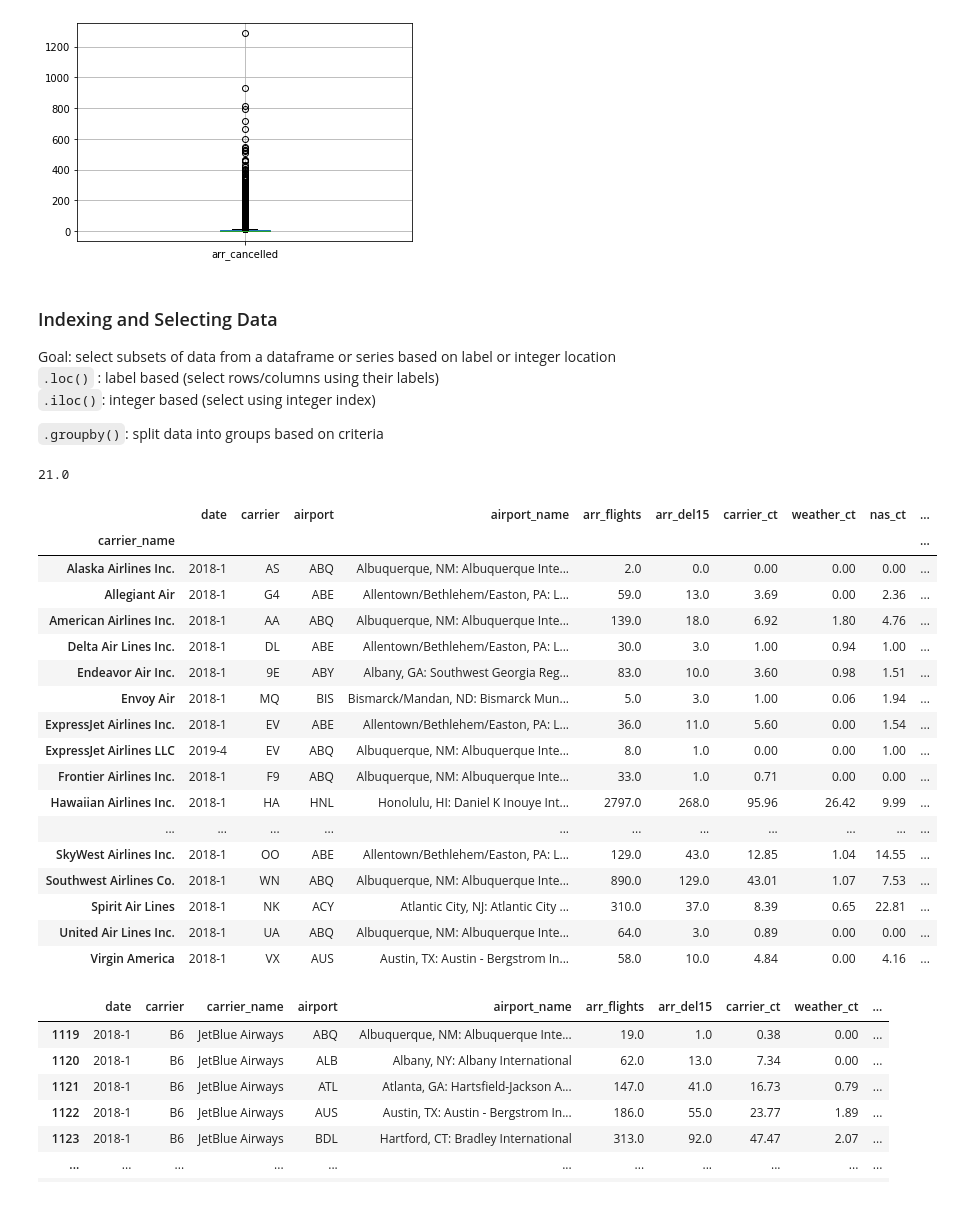
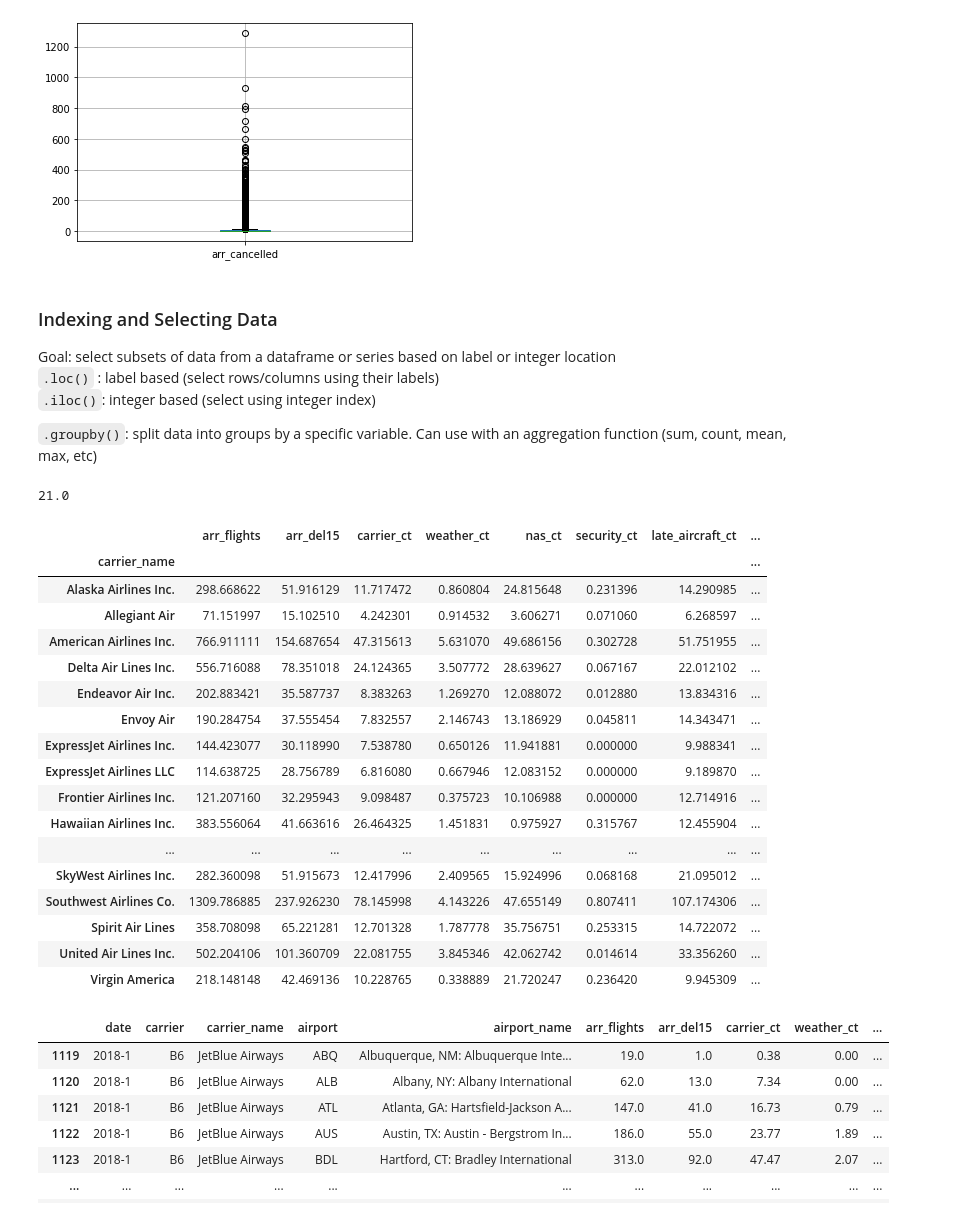
Before and after one commit to Davis-Data-Science-Club/Pandas-Tutorial, a Jupyter notebook: pandas_misc.ipynb, the cells around one changed output. Drawn from its saved outputs; the diff is of its cells as text; code cells hidden in the pictures.

```diff
--- a/pandas_misc.ipynb
+++ b/pandas_misc.ipynb
@@ -138,7 +138,7 @@ Goal: select subsets of data from a dataframe or series based on label or intege
 `.loc()` : label based (select rows/columns using their labels)
 `.iloc()`: integer based (select using integer index)
 
-`.groupby()`: split data into groups based on criteria
+`.groupby()`: split data into groups by a specific variable. Can use with an aggregation function (sum, count, mean, max, etc)
 # %%
 #Return value present in the 'arr_cancelled' column for row #789
 arrivals_df.loc[789,'arr_cancelled']
@@ -147,27 +147,30 @@ arrivals_df.loc[789,'arr_cancelled']
 # %%
 gc = arrivals_df.groupby('carrier_name')
 
+gc.mean()
+# gc.max()
+
 #print first entries in all the groups formed
-gc.first()
+#gc.first()
 # %% [output]
-|  | date | carrier | airport | airport_name | arr_flights | arr_del15 | carrier_ct | weather_ct | nas_ct | ... |
-| carrier_name |  |  |  |  |  |  |  |  |  | ... |
-| Alaska Airlines Inc. | 2018-1 | AS | ABQ | Albuquerque, NM: Albuquerque Inte... | 2.0 | 0.0 | 0.00 | 0.00 | 0.00 | ... |
-| Allegiant Air | 2018-1 | G4 | ABE | Allentown/Bethlehem/Easton, PA: L... | 59.0 | 13.0 | 3.69 | 0.00 | 2.36 | ... |
-| American Airlines Inc. | 2018-1 | AA | ABQ | Albuquerque, NM: Albuquerque Inte... | 139.0 | 18.0 | 6.92 | 1.80 | 4.76 | ... |
-| Delta Air Lines Inc. | 2018-1 | DL | ABE | Allentown/Bethlehem/Easton, PA: L... | 30.0 | 3.0 | 1.00 | 0.94 | 1.00 | ... |
-| Endeavor Air Inc. | 2018-1 | 9E | ABY | Albany, GA: Southwest Georgia Reg... | 83.0 | 10.0 | 3.60 | 0.98 | 1.51 | ... |
-| Envoy Air | 2018-1 | MQ | BIS | Bismarck/Mandan, ND: Bismarck Mun... | 5.0 | 3.0 | 1.00 | 0.06 | 1.94 | ... |
-| ExpressJet Airlines Inc. | 2018-1 | EV | ABE | Allentown/Bethlehem/Easton, PA: L... | 36.0 | 11.0 | 5.60 | 0.00 | 1.54 | ... |
-| ExpressJet Airlines LLC | 2019-4 | EV | ABQ | Albuquerque, NM: Albuquerque Inte... | 8.0 | 1.0 | 0.00 | 0.00 | 1.00 | ... |
-| Frontier Airlines Inc. | 2018-1 | F9 | ABQ | Albuquerque, NM: Albuquerque Inte... | 33.0 | 1.0 | 0.71 | 0.00 | 0.00 | ... |
-| Hawaiian Airlines Inc. | 2018-1 | HA | HNL | Honolulu, HI: Daniel K Inouye Int... | 2797.0 | 268.0 | 95.96 | 26.42 | 9.99 | ... |
-| ... | ... | ... | ... | ... | ... | ... | ... | ... | ... | ... |
-| SkyWest Airlines Inc. | 2018-1 | OO | ABE | Allentown/Bethlehem/Easton, PA: L... | 129.0 | 43.0 | 12.85 | 1.04 | 14.55 | ... |
-| Southwest Airlines Co. | 2018-1 | WN | ABQ | Albuquerque, NM: Albuquerque Inte... | 890.0 | 129.0 | 43.01 | 1.07 | 7.53 | ... |
-| Spirit Air Lines | 2018-1 | NK | ACY | Atlantic City, NJ: Atlantic City ... | 310.0 | 37.0 | 8.39 | 0.65 | 22.81 | ... |
-| United Air Lines Inc. | 2018-1 | UA | ABQ | Albuquerque, NM: Albuquerque Inte... | 64.0 | 3.0 | 0.89 | 0.00 | 0.00 | ... |
-| Virgin America | 2018-1 | VX | AUS | Austin, TX: Austin - Bergstrom In... | 58.0 | 10.0 | 4.84 | 0.00 | 4.16 | ... |
+|  | arr_flights | arr_del15 | carrier_ct | weather_ct | nas_ct | security_ct | late_aircraft_ct | ... |
+| carrier_name |  |  |  |  |  |  |  | ... |
+| Alaska Airlines Inc. | 298.668622 | 51.916129 | 11.717472 | 0.860804 | 24.815648 | 0.231396 | 14.290985 | ... |
+| Allegiant Air | 71.151997 | 15.102510 | 4.242301 | 0.914532 | 3.606271 | 0.071060 | 6.268597 | ... |
+| American Airlines Inc. | 766.911111 | 154.687654 | 47.315613 | 5.631070 | 49.686156 | 0.302728 | 51.751955 | ... |
+| Delta Air Lines Inc. | 556.716088 | 78.351018 | 24.124365 | 3.507772 | 28.639627 | 0.067167 | 22.012102 | ... |
+| Endeavor Air Inc. | 202.883421 | 35.587737 | 8.383263 | 1.269270 | 12.088072 | 0.012880 | 13.834316 | ... |
+| Envoy Air | 190.284754 | 37.555454 | 7.832557 | 2.146743 | 13.186929 | 0.045811 | 14.343471 | ... |
+| ExpressJet Airlines Inc. | 144.423077 | 30.118990 | 7.538780 | 0.650126 | 11.941881 | 0.000000 | 9.988341 | ... |
+| ExpressJet Airlines LLC | 114.638725 | 28.756789 | 6.816080 | 0.667946 | 12.083152 | 0.000000 | 9.189870 | ... |
+| Frontier Airlines Inc. | 121.207160 | 32.295943 | 9.098487 | 0.375723 | 10.106988 | 0.000000 | 12.714916 | ... |
+| Hawaiian Airlines Inc. | 383.556064 | 41.663616 | 26.464325 | 1.451831 | 0.975927 | 0.315767 | 12.455904 | ... |
+| ... | ... | ... | ... | ... | ... | ... | ... | ... |
+| SkyWest Airlines Inc. | 282.360098 | 51.915673 | 12.417996 | 2.409565 | 15.924996 | 0.068168 | 21.095012 | ... |
+| Southwest Airlines Co. | 1309.786885 | 237.926230 | 78.145998 | 4.143226 | 47.655149 | 0.807411 | 107.174306 | ... |
+| Spirit Air Lines | 358.708098 | 65.221281 | 12.701328 | 1.787778 | 35.756751 | 0.253315 | 14.722072 | ... |
+| United Air Lines Inc. | 502.204106 | 101.360709 | 22.081755 | 3.845346 | 42.062742 | 0.014614 | 33.356260 | ... |
+| Virgin America | 218.148148 | 42.469136 | 10.228765 | 0.338889 | 21.720247 | 0.236420 | 9.945309 | ... |
 # %%
 # Find all entries contained in the 'JetBlue Airways' group
 gc.get_group('JetBlue Airways')
```
Also changed, not shown: parts of 1 cell of this notebook.
